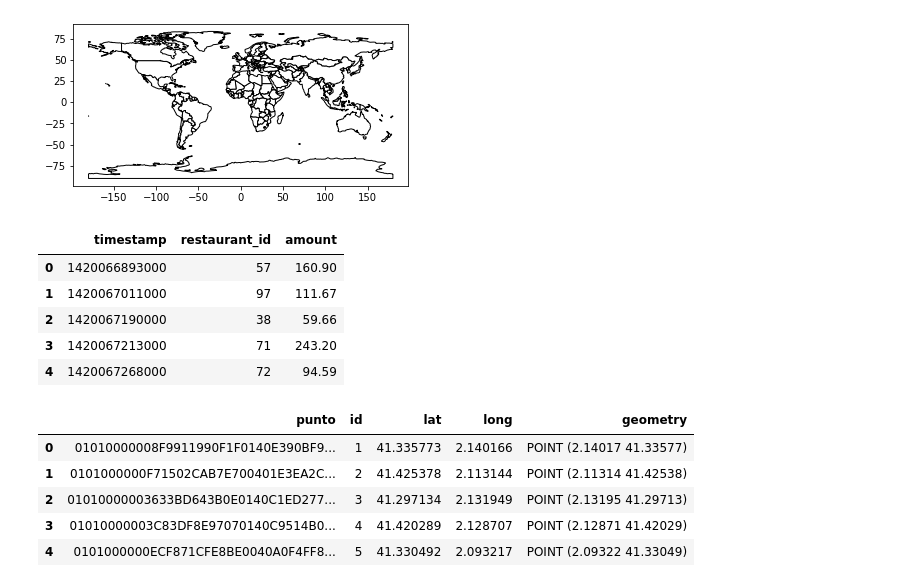
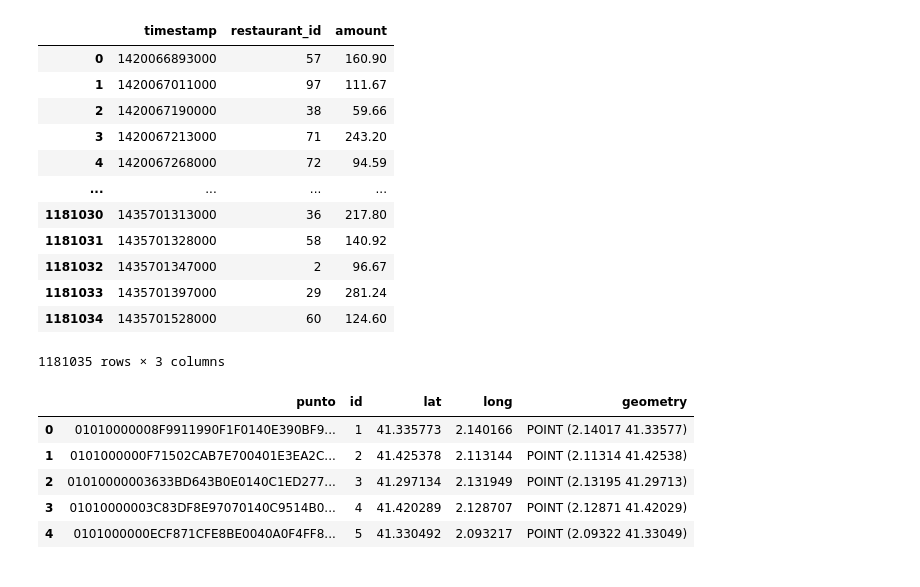
Before and after one commit to castares/effectiveness_by_campaign, a Jupyter notebook: data_exploration.ipynb, the cells around one changed output. Cells and saved outputs as stored; diff of their text form; code cells hidden in the pictures.

```diff
--- a/data_exploration.ipynb
+++ b/data_exploration.ipynb
@@ -5,20 +5,24 @@ import geopandas as gpd
 from shapely.geometry import Point
 # %%
 world = gpd.read_file(gpd.datasets.get_path('naturalearth_lowres'))
-ax = world.plot(color='white', edgecolor='black')
-# %% [output]
-[figure, removed]
 # %%
 sales = pd.read_csv("./data/ventas.csv", names=["timestamp", "restaurant_id", "amount" ])
 # %%
-sales.head()
+sales
 # %% [output]
 |  | timestamp | restaurant_id | amount |
 | 0 | 1420066893000 | 57 | 160.90 |
 | 1 | 1420067011000 | 97 | 111.67 |
 | 2 | 1420067190000 | 38 | 59.66 |
 | 3 | 1420067213000 | 71 | 243.20 |
 | 4 | 1420067268000 | 72 | 94.59 |
+| ... | ... | ... | ... |
+| 1181030 | 1435701313000 | 36 | 217.80 |
+| 1181031 | 1435701328000 | 58 | 140.92 |
+| 1181032 | 1435701347000 | 2 | 96.67 |
+| 1181033 | 1435701397000 | 29 | 281.24 |
+| 1181034 | 1435701528000 | 60 | 124.60 |
+1181035 rows × 3 columns
 # %%
 restaurants = pd.read_csv("./data/restaurantes.csv")
 restaurants = gpd.GeoDataFrame(restaurants, geometry=gpd.points_from_xy(restaurants.long, restaurants.lat))
```
Also changed, not shown: parts of 9 cells of this notebook.
